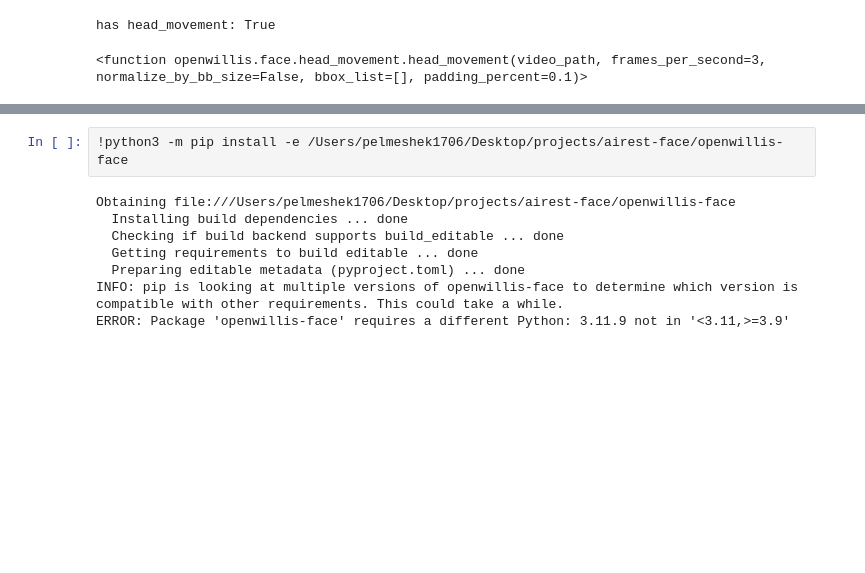
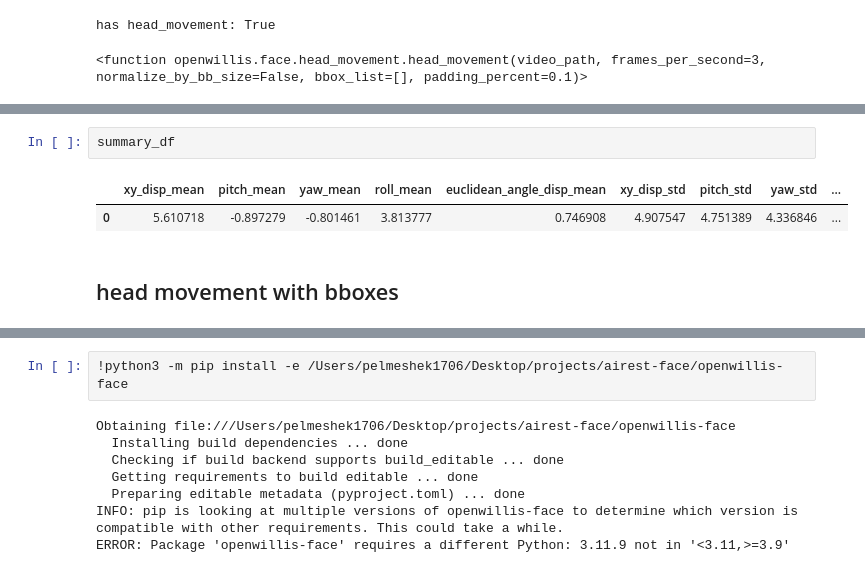
Before and after one commit to Pelmeshek1706/emora, a Jupyter notebook: demo_openwillis_face.ipynb, the cells around one changed output, grey strips where cells are left out. Saved outputs shown, nothing was run; the diff lists cells and outputs as text; blank space fills up the shorter version.

```diff
--- a/demo_openwillis_face.ipynb
+++ b/demo_openwillis_face.ipynb
@@ -263,0 +265,7 @@ head_movement_df.head(25)
+# %%
+summary_df
+# %% [output]
+|  | xy_disp_mean | pitch_mean | yaw_mean | roll_mean | euclidean_angle_disp_mean | xy_disp_std | pitch_std | yaw_std | ... |
+| 0 | 5.610718 | -0.897279 | -0.801461 | 3.813777 | 0.746908 | 4.907547 | 4.751389 | 4.336846 | ... |
+# %% [markdown]
+## head movement with bboxes
```
Also changed, not shown: parts of 8 cells of this notebook.
